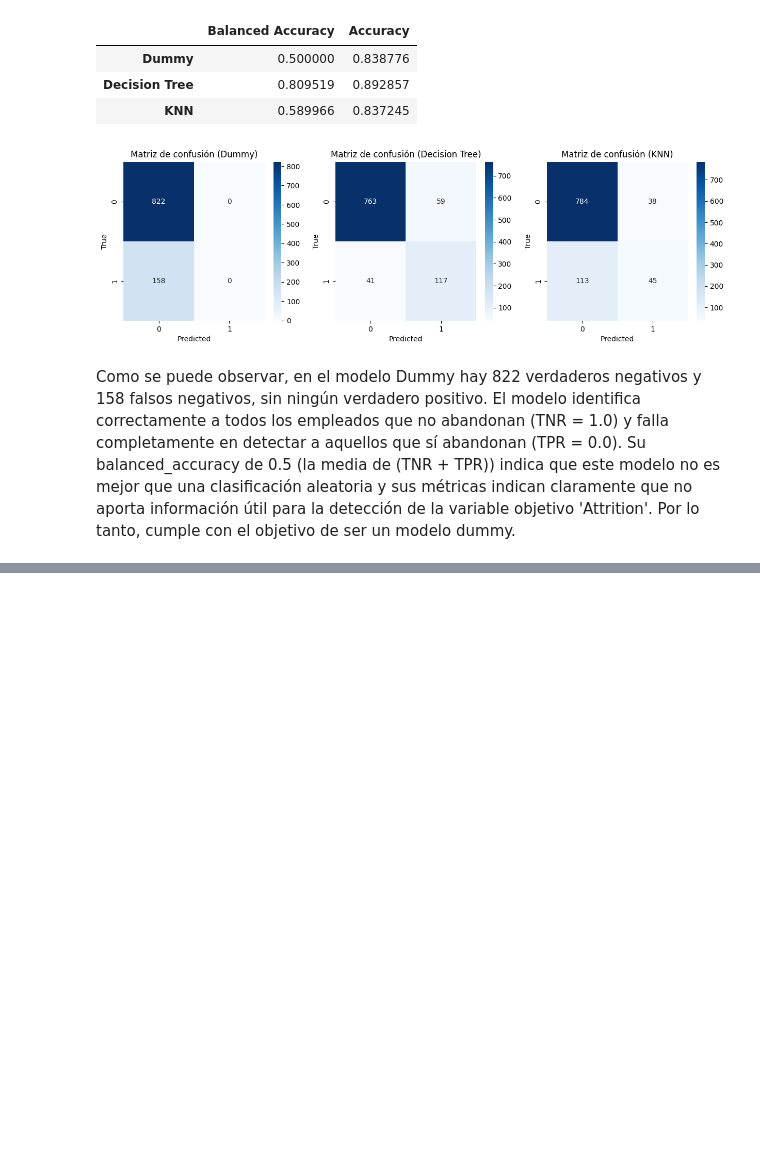
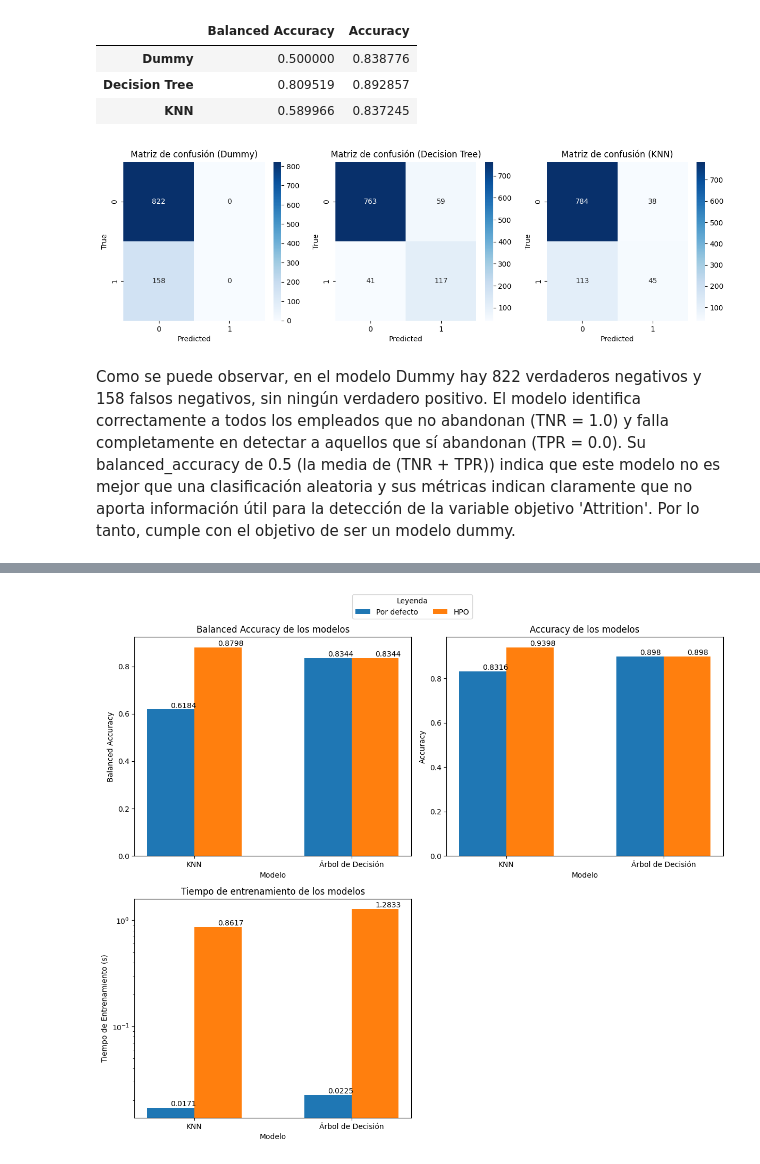
Before and after one commit to 100475757/ML_P1, a Jupyter notebook: notebook1.ipynb, the cells around one changed output, grey strips where cells are left out. Saved outputs shown, nothing was run; the diff lists cells and outputs as text; code cells hidden in the pictures; blank space fills up the shorter version.

Commit message:
"evaluación de los modelos con y sin hiperparámetros ajustados"

```diff
--- a/notebook1.ipynb
+++ b/notebook1.ipynb
@@ -407,0 +577,94 @@ plt.show()
+# %%
+# Datos para Balanced Accuracy, Accuracy y tiempos de entrenamiento
+balanced_accuracy = [bal_acc_knn, bal_acc_tree]  # Antes
+balanced_accuracy_hpo = [bal_knn_ajust, bal_tree_ajust]  # Después de optimización
+
+accuracy = [acc_knn, acc_tree]  # Antes
+accuracy_hpo = [acc_knn_ajust, acc_tree_ajust]  # Después de optimización
+
+tiempos = [knn_time, tree_time]  # Antes
+tiempos_hpo = [knn_time_ajust, tree_time_ajust]  # Después de HPO
+
+# Modelos
+modelos = ['KNN', 'Árbol de Decisión']
+
+# Crear una figura con dos gráficos en la primera fila y uno centrado en la segunda fila
+fig, axs = plt.subplots(nrows=2, ncols=2, figsize=(12, 10), gridspec_kw={'height_ratios': [1, 1]})
+
+# Eliminar el segundo gráfico de la segunda fila para que el gráfico de tiempo ocupe toda la fila
+fig.delaxes(axs[1, 1])
+
+# Crear el gráfico de Balanced Accuracy
+width = 0.30
+bar_positions = np.arange(len(modelos))
+
+# Gráfico de Balanced Accuracy
+bars1 = axs[0, 0].bar(bar_positions - width/2, balanced_accuracy, width, color='#1f77b4', label='Por defecto')
+bars2 = axs[0, 0].bar(bar_positions + width/2, balanced_accuracy_hpo, width, color='#ff7f0e', label='HPO')
+
+# Añadir etiquetas a las barras
+for bar in bars1:
+    yval = bar.get_height()
+    axs[0, 0].text(bar.get_x() + bar.get_width()/2.0, yval, round(yval, 4), va='bottom')
+
+for bar in bars2:
+    yval = bar.get_height()
+    axs[0, 0].text(bar.get_x() + bar.get_width()/2.0, yval, round(yval, 4), va='bottom')
+
+axs[0, 0].set_xlabel('Modelo')
+axs[0, 0].set_ylabel('Balanced Accuracy')
+axs[0, 0].set_title('Balanced Accuracy de los modelos')
+axs[0, 0].set_xticks(bar_positions)
+axs[0, 0].set_xticklabels(modelos)
+axs[0, 0].set_yscale('linear')
+
+# ------------------------------------------------------------------------------------------------------
+
+# Gráfico de Accuracy
+bars1 = axs[0, 1].bar(bar_positions - width/2, accuracy, width, color='#1f77b4', label='Por defecto')
+bars2 = axs[0, 1].bar(bar_positions + width/2, accuracy_hpo, width, color='#ff7f0e', label='HPO')
+
+# Añadir etiquetas a las barras
+for bar in bars1:
+    yval = bar.get_height()
+    axs[0, 1].text(bar.get_x() + bar.get_width()/2.0, yval, round(yval, 4), va='bottom')
+
+for bar in bars2:
+    yval = bar.get_height()
+    axs[0, 1].text(bar.get_x() + bar.get_width()/2.0, yval, round(yval, 4), va='bottom')
+
+axs[0, 1].set_xlabel('Modelo')
+axs[0, 1].set_ylabel('Accuracy')
+axs[0, 1].set_title('Accuracy de los modelos')
+axs[0, 1].set_xticks(bar_positions)
+axs[0, 1].set_xticklabels(modelos)
+axs[0, 1].set_yscale('linear')
+
+# ------------------------------------------------------------------------------------------------------
+
+# Gráfico de Tiempo de Entrenamiento
+bars1 = axs[1, 0].bar(bar_positions - width/2, tiempos, width, color='#1f77b4', label='Por defecto')
+bars2 = axs[1, 0].bar(bar_positions + width/2, tiempos_hpo, width, color='#ff7f0e', label='HPO')
+
+# Añadir etiquetas a las barras
+for bar in bars1:
+    yval = bar.get_height()
+    axs[1, 0].text(bar.get_x() + bar.get_width()/2.0, yval, round(yval, 4), va='bottom')
+
+for bar in bars2:
+    yval = bar.get_height()
+    axs[1, 0].text(bar.get_x() + bar.get_width()/2.0, yval, round(yval, 4), va='bottom')
+
+axs[1, 0].set_xlabel('Modelo')
+axs[1, 0].set_ylabel('Tiempo de Entrenamiento (s)')
+axs[1, 0].set_title('Tiempo de entrenamiento de los modelos')
+axs[1, 0].set_xticks(bar_positions)
+axs[1, 0].set_xticklabels(modelos)
+axs[1, 0].set_yscale('log')
+
+# Añadir una leyenda compartida para todos los gráficos
+fig.legend(['Por defecto', 'HPO'], loc='upper center', bbox_to_anchor=(0.5, 1.05), ncol=2, title="Leyenda")
+plt.tight_layout()
+plt.show()
+# %% [output]
+[figure, added]
```
Also changed, not shown: parts of 14 cells of this notebook.
